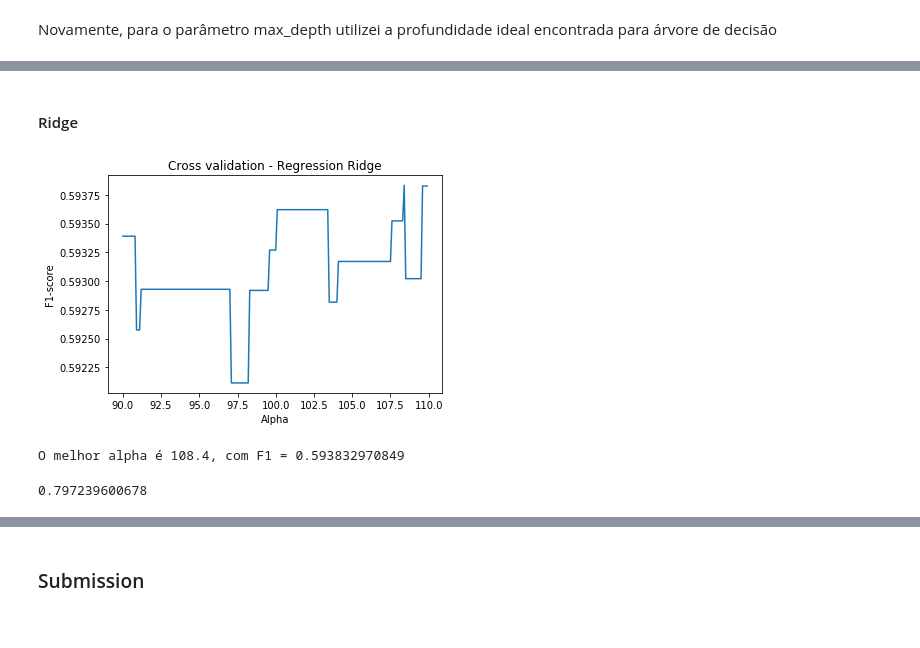
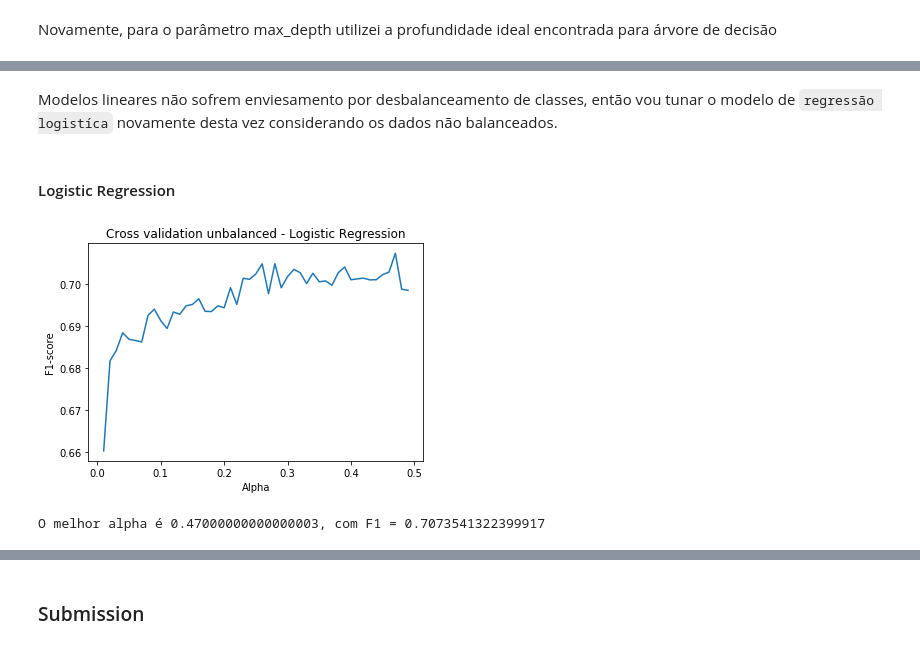
Before and after one commit to diogoflorencio/machine-learning, a Jupyter notebook: lab4/Previsão de Eleição de Deputados.ipynb, the cells around one changed output, grey strips where cells are left out. Saved outputs shown, nothing was run; the diff lists cells and outputs as text; code cells hidden in the pictures.

```diff
--- a/lab4/Previsão de Eleição de Deputados.ipynb
+++ b/lab4/Previsão de Eleição de Deputados.ipynb
@@ -247,24 +254,21 @@ test_model(random_forest)
-# %% [markdown]
-#### Ridge
+# %% [markdown]
+Modelos lineares não sofrem enviesamento por desbalanceamento de classes, então vou tunar o modelo de `regressão logistíca` novamente desta vez considerando os dados não balanceados.
+# %% [markdown]
+#### Logistic Regression
 # %%
-from sklearn.linear_model import RidgeClassifier
-alphas = np.arange(90,110,0.1).tolist()
-cv_ridge = [report_cv(RidgeClassifier(alpha = alpha),
-                          x,
-                          y).mean()
+from sklearn.linear_model import LogisticRegression
+alphas = np.arange(0.01,0.5,0.01).tolist()
+cv_logRegression = [report_cv(LogisticRegression(solver="lbfgs", max_iter=10000, C=alpha),
+                         x,
+                         y).mean()
                     for alpha in alphas]
-cv_ridge = pd.Series(cv_ridge, index = alphas)
-#plot do AUC-Precision&Recall na validação cruzada
-cv_ridge.plot(title = "Cross validation - Regression Ridge")
+cv_logRegression = pd.Series(cv_logRegression, index = alphas)
+#plot do f1 na validação cruzada
+cv_logRegression.plot(title = "Cross validation unbalanced - Logistic Regression")
 plt.xlabel("Alpha")
 plt.ylabel("F1-score")
 plt.show()
-print("O melhor alpha é {0}, com F1 = {1}".format(cv_ridge.idxmax(), cv_ridge.max()))
+print("O melhor alpha é {0}, com F1 = {1}".format(cv_logRegression.idxmax(), cv_logRegression.max()))
 # %% [output]
-[figure, old version]
+[figure, new version]
-O melhor alpha é 108.4, com F1 = 0.593832970849
+O melhor alpha é 0.47000000000000003, com F1 = 0.7073541322399917
-# %%
-ridge = RidgeClassifier(alpha=cv_ridge.idxmax())
-test_model(ridge)
-# %% [output]
-0.797239600678
```
Also changed, not shown: parts of 19 cells of this notebook.
